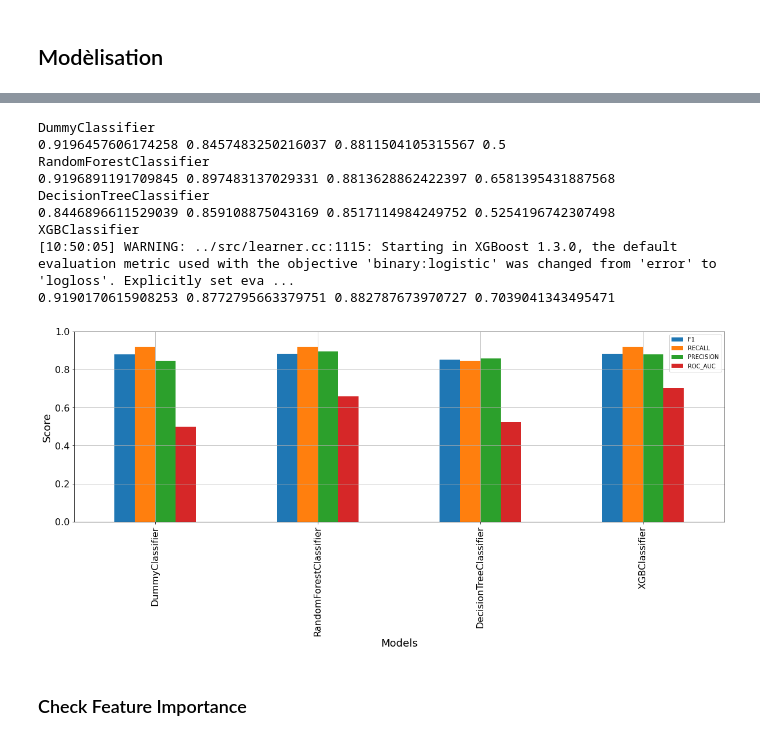
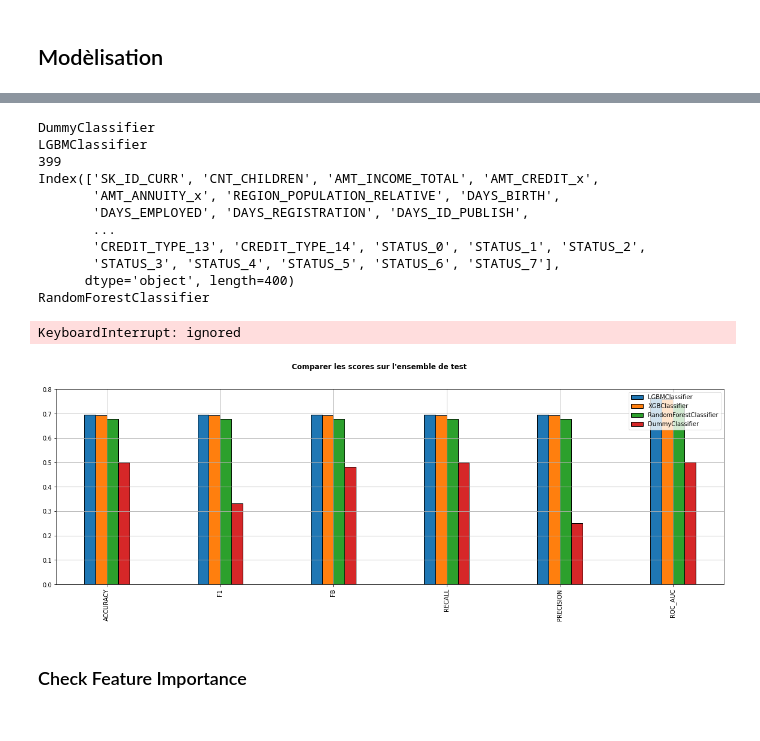
Before and after one commit to yonssJ/Data-Science-Course, a Jupyter notebook: P7/Modelling.ipynb, the cells around one changed output, grey strips where cells are left out. Cells and saved outputs as stored; diff of their text form; code cells hidden in the pictures.

```diff
--- a/P7/Modelling.ipynb
+++ b/P7/Modelling.ipynb
@@ -201,29 +218,34 @@ def Model_Classifier(Classifiers,params_Classifiers,X_train, y_train,X_test,y_te
 # %%
 
-[score_results,pred_test,Imp_Feat]=Model_Classifier(Classifiers,\
-                                           params_Classifiers,X_train,Y_train,\
+[score_results_test,pred_test,Imp_Feat]=Model_Classifier(Classifiers,\
+                                           best_params,X_train,Y_train,\
                                            X_test,Y_test,nsplits,seed)
 # %% [output]
 DummyClassifier
-0.9196457606174258 0.8457483250216037 0.8811504105315567 0.5
+LGBMClassifier
+399
+Index(['SK_ID_CURR', 'CNT_CHILDREN', 'AMT_INCOME_TOTAL', 'AMT_CREDIT_x',
+       'AMT_ANNUITY_x', 'REGION_POPULATION_RELATIVE', 'DAYS_BIRTH',
+       'DAYS_EMPLOYED', 'DAYS_REGISTRATION', 'DAYS_ID_PUBLISH',
+       ...
+       'CREDIT_TYPE_13', 'CREDIT_TYPE_14', 'STATUS_0', 'STATUS_1', 'STATUS_2',
+       'STATUS_3', 'STATUS_4', 'STATUS_5', 'STATUS_6', 'STATUS_7'],
+      dtype='object', length=400)
 RandomForestClassifier
-0.9196891191709845 0.897483137029331 0.8813628862422397 0.6581395431887568
-DecisionTreeClassifier
-0.8446896611529039 0.859108875043169 0.8517114984249752 0.5254196742307498
-XGBClassifier
-[10:50:05] WARNING: ../src/learner.cc:1115: Starting in XGBoost 1.3.0, the default evaluation metric used with the objective 'binary:logistic' was changed from 'error' to 'logloss'. Explicitly set eva ...
-0.9190170615908253 0.8772795663379751 0.882787673970727 0.7039041343495471
+KeyboardInterrupt: ignored
 # %%
 f, axe = plt.subplots(1,1, figsize=(20,6))
-score_results_T=score_results.reset_index()
 
-score_results_T.plot(x = 'index',  kind="bar",ax=axe)
-axe.set_ylim([0,1])
-axe.set_ylabel('Score',fontsize=18)
-axe.set_xlabel('Models',fontsize=18)
-axe.tick_params(axis='both', labelsize=16)
+sel_cols = score_results_test.columns
+
+score_results_test[sel_cols].sort_values('ACCURACY',
+                                 ascending=False,
+                                 axis=1).plot.bar(ec='k', width=0.4,ax=axe)
+
+plt.suptitle("Comparer les scores sur l'ensemble de test",fontweight='bold')
 plt.grid()
+plt.show()
 # %% [output]
-[figure, old version]
+[figure, new version]
 # %% [markdown]
 ### Check Feature Importance
```
Also changed, not shown: parts of 14 cells of this notebook.
